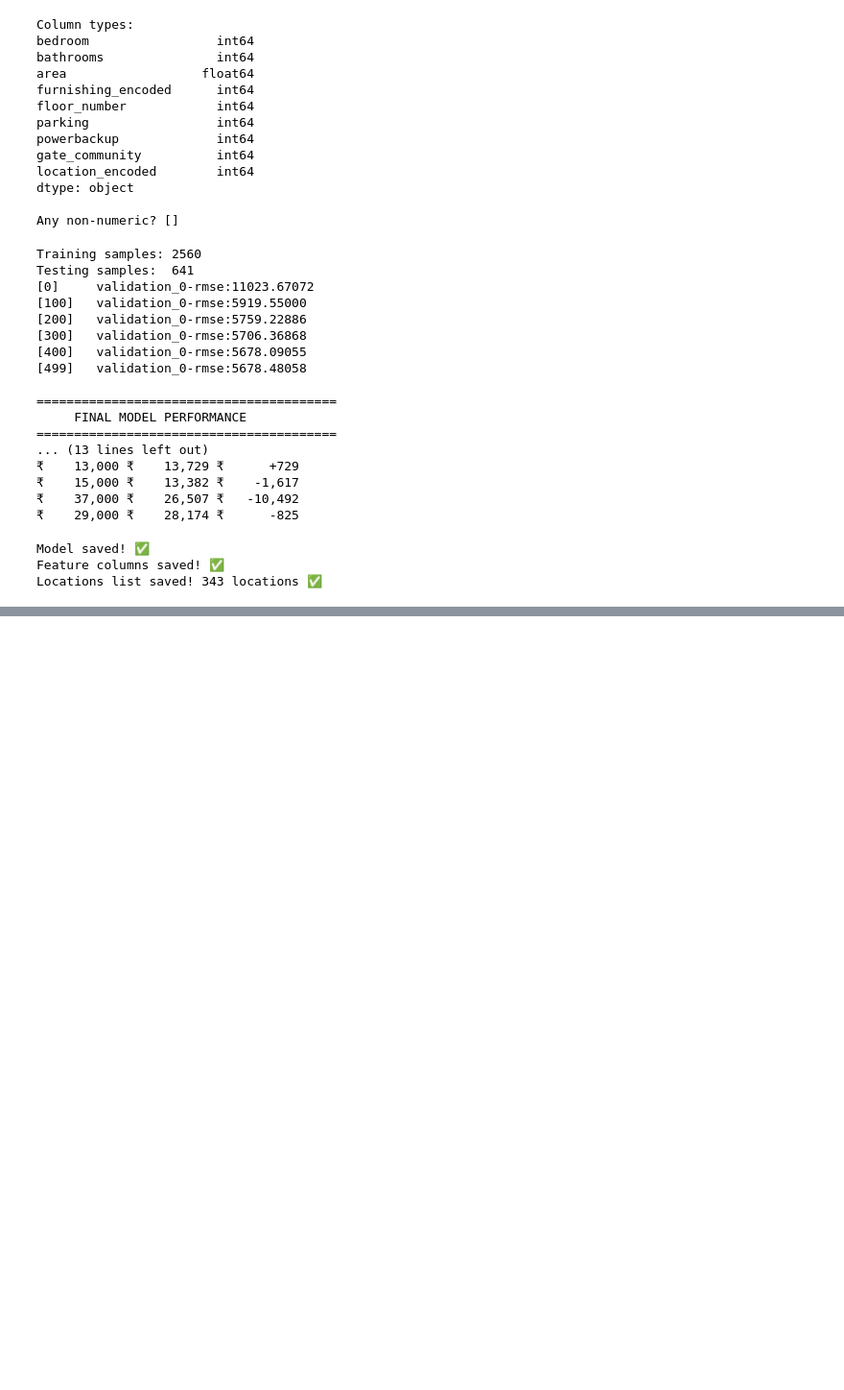
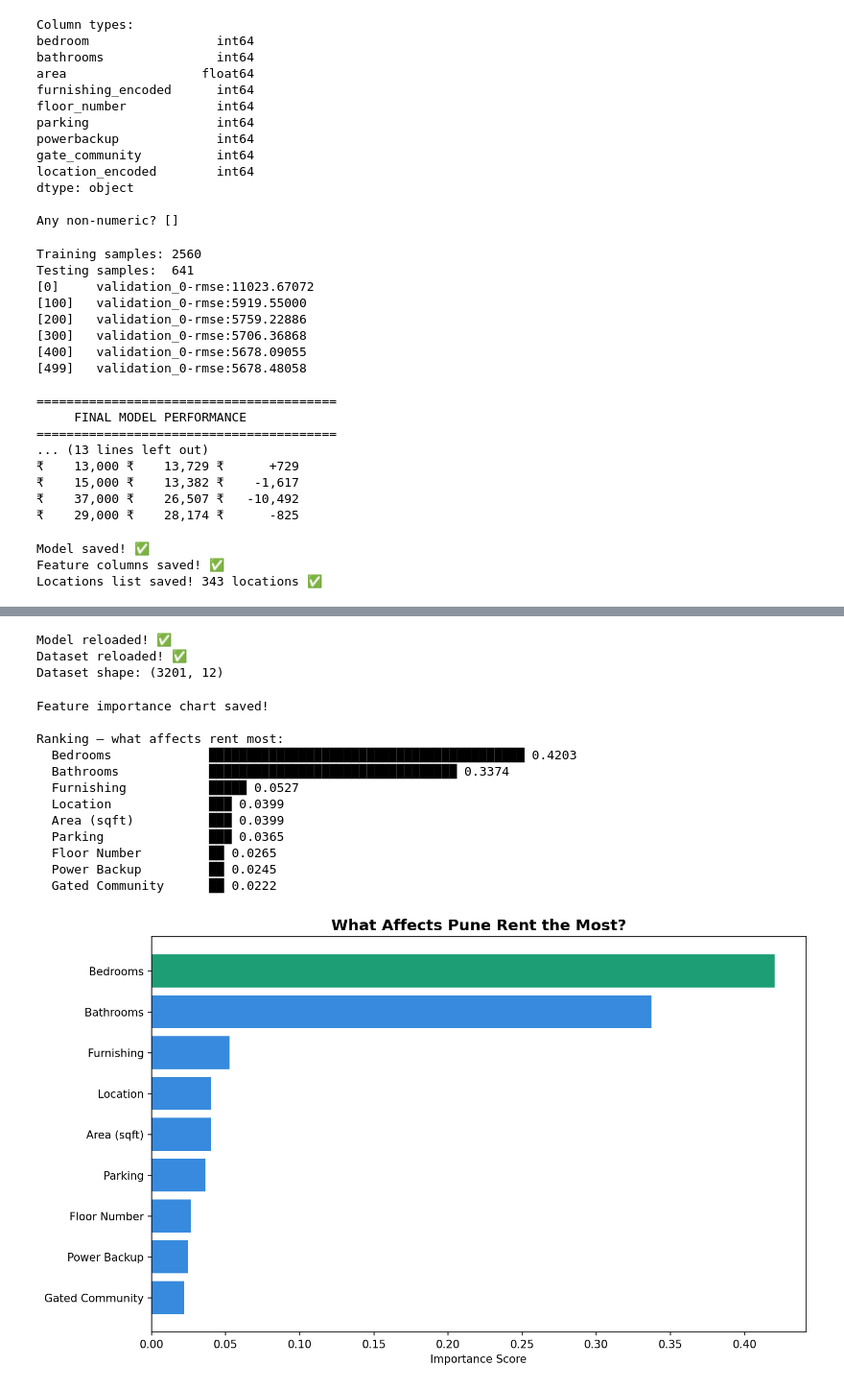
Before and after one commit to bramhagulavani/pune-rent-predictor, a Jupyter notebook: notebooks/02_train_model.ipynb, the cells around one changed output, grey strips where cells are left out. Shown at 96% size. Cells and saved outputs as stored; diff of their text form; code cells hidden in the pictures; blank space fills up the shorter version.

Commit message:
phase 4 complete - feature importance chart generated, bedrooms top factor in Pune rent

```diff
--- a/notebooks/02_train_model.ipynb
+++ b/notebooks/02_train_model.ipynb
@@ -718,0 +758,68 @@ Locations list saved! 343 locations ✅
+# %%
+import pandas as pd
+import numpy as np
+import pickle
+import matplotlib.pyplot as plt
+from IPython.display import Image as IPImage
+
+# Reload model
+with open("C:/Projects/pune-rent-predictor/models/pune_rent_model.pkl", "rb") as f:
+    model_final = pickle.load(f)
+
+# Reload dataset
+df_final = pd.read_csv("C:/Projects/pune-rent-predictor/data/pune_real_rent.csv")
+
+print("Model reloaded! ✅")
+print("Dataset reloaded! ✅")
+print(f"Dataset shape: {df_final.shape}")
+# %% [output]
+Model reloaded! ✅
+Dataset reloaded! ✅
+Dataset shape: (3201, 12)
+# %%
+# Get feature importance
+importance = model_final.feature_importances_
+feature_names = ['Bedrooms', 'Bathrooms', 'Area (sqft)',
+                 'Furnishing', 'Floor Number',
+                 'Parking', 'Power Backup', 'Gated Community',
+                 'Location']
+
+# Sort by importance
+sorted_idx = np.argsort(importance)
+sorted_features = [feature_names[i] for i in sorted_idx]
+sorted_importance = importance[sorted_idx]
+
+# Plot
+plt.figure(figsize=(10, 6))
+bars = plt.barh(sorted_features, sorted_importance,
+                color=['#378ADD' if x < max(sorted_importance)
+                       else '#1D9E75' for x in sorted_importance])
+plt.title('What Affects Pune Rent the Most?', fontsize=14, fontweight='bold')
+plt.xlabel('Importance Score')
+plt.tight_layout()
+plt.savefig("C:/Projects/pune-rent-predictor/models/feature_importance.png",
+            dpi=150, bbox_inches='tight')
+plt.close()
+
+print("Feature importance chart saved!")
+print("\nRanking — what affects rent most:")
+for feat, imp in sorted(zip(feature_names, importance),
+                         key=lambda x: x[1], reverse=True):
+    bar = "█" * int(imp * 100)
+    print(f"  {feat:<20} {bar} {imp:.4f}")
+
+IPImage("C:/Projects/pune-rent-predictor/models/feature_importance.png")
+# %% [output]
+Feature importance chart saved!
+
+Ranking — what affects rent most:
+  Bedrooms             ██████████████████████████████████████████ 0.4203
+  Bathrooms            █████████████████████████████████ 0.3374
+  Furnishing           █████ 0.0527
+  Location             ███ 0.0399
+  Area (sqft)          ███ 0.0399
+  Parking              ███ 0.0365
+  Floor Number         ██ 0.0265
+  Power Backup         ██ 0.0245
+  Gated Community      ██ 0.0222
+[figure, added]
```
Also changed, not shown: parts of 1 cell of this notebook.
